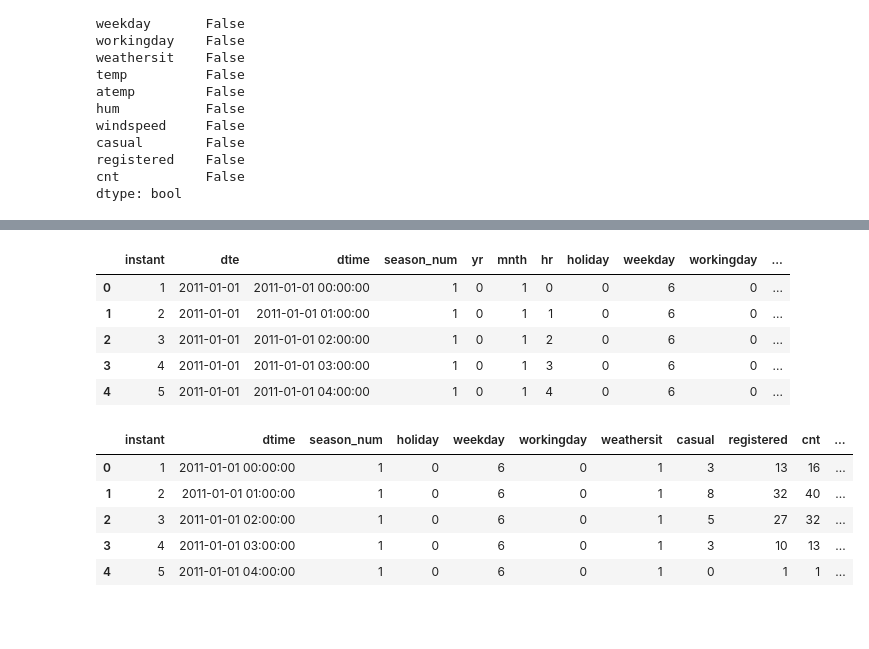
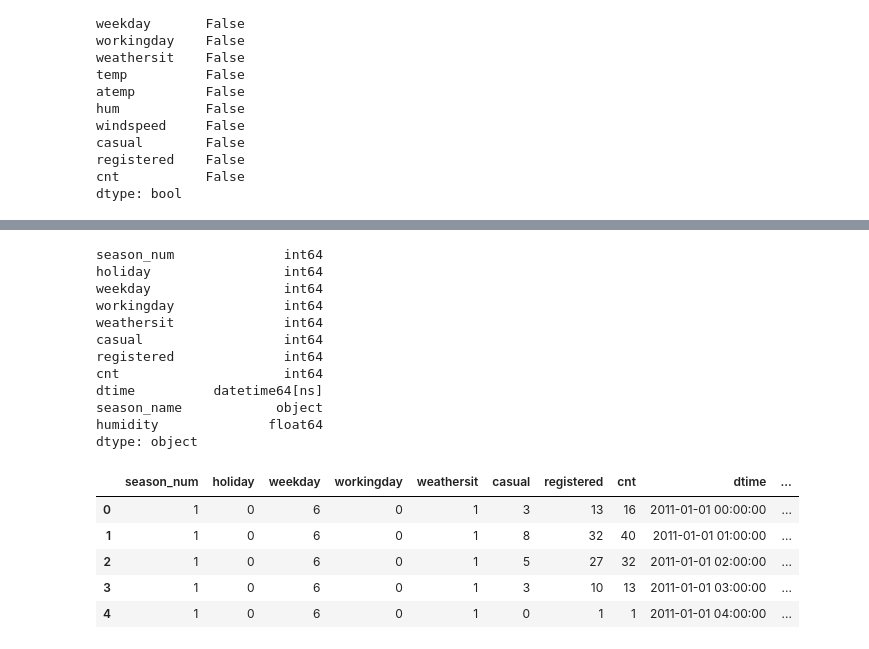
Before and after one commit to Maxremmo/Bike-Sharing-ML, a Jupyter notebook: bike_eda_hourly.ipynb, the cells around one changed output, grey strips where cells are left out. Cells and saved outputs as stored; diff of their text form; code cells hidden in the pictures; blank space fills up the shorter version.

Commit message:
mergred data, changed dtypes, created plots

```diff
--- a/bike_eda_hourly.ipynb
+++ b/bike_eda_hourly.ipynb
@@ -41,8 +44,6 @@ dtype: bool
 df['dteday'] = pd.to_datetime(df['dteday'])
 df['dtime'] = df.apply(lambda row: datetime.datetime(year=row['dteday'].year, month=row['dteday'].month,
                                                       day=row['dteday'].day, hour=row['hr']), axis=1)
-# %%
-df = df.iloc[:,[0,1,17,2,3,4,5,6,7,8,9,10,11,12,13,14,15,16]]
 # %%
 df.dtypes
 # %% [output]
@@ -126,0 +143,7 @@ df.drop(['temp', 'atemp', 'hum','windspeed'], axis=1, inplace=True)
+# %%
+df_api['dtime'] = pd.to_datetime(df_api['time'])
+df_api['temperature_2m'] = round(df_api['temperature_2m'])
+df_api.rename(columns={'temperature_2m': 'temperature', 'windspeed_10m': 'windspeed'}, inplace=True)
+df.rename(columns={'season_name': 'season'})
+df_api.drop('time',axis=1, inplace=True)
+df.drop(['dte', 'mnth', 'hr', 'yr','instant'], axis=1, inplace=True)
@@ -127,9 +152,18 @@ df.drop(['temp', 'atemp', 'hum','windspeed'], axis=1, inplace=True)
+# %%
+final_df = df.merge(df_api, on='dtime', how='left')
+df_complete = final_df.copy()
 # %%
-df.head()
+df.dtypes
 # %% [output]
-|  | instant | dte | dtime | season_num | yr | mnth | hr | holiday | weekday | workingday | ... |
-| 0 | 1 | 2011-01-01 | 2011-01-01 00:00:00 | 1 | 0 | 1 | 0 | 0 | 6 | 0 | ... |
-| 1 | 2 | 2011-01-01 | 2011-01-01 01:00:00 | 1 | 0 | 1 | 1 | 0 | 6 | 0 | ... |
-| 2 | 3 | 2011-01-01 | 2011-01-01 02:00:00 | 1 | 0 | 1 | 2 | 0 | 6 | 0 | ... |
-| 3 | 4 | 2011-01-01 | 2011-01-01 03:00:00 | 1 | 0 | 1 | 3 | 0 | 6 | 0 | ... |
-| 4 | 5 | 2011-01-01 | 2011-01-01 04:00:00 | 1 | 0 | 1 | 4 | 0 | 6 | 0 | ... |
+season_num              int64
+holiday                 int64
+weekday                 int64
+workingday              int64
+weathersit              int64
+casual                  int64
+registered              int64
+cnt                     int64
+dtime          datetime64[ns]
+season_name            object
+humidity              float64
+dtype: object
@@ -193,10 +170,10 @@ df = final_df.copy()
 # %%
-df.head()
+df_complete.head()
 # %% [output]
-|  | instant | dtime | season_num | holiday | weekday | workingday | weathersit | casual | registered | cnt | ... |
-| 0 | 1 | 2011-01-01 00:00:00 | 1 | 0 | 6 | 0 | 1 | 3 | 13 | 16 | ... |
-| 1 | 2 | 2011-01-01 01:00:00 | 1 | 0 | 6 | 0 | 1 | 8 | 32 | 40 | ... |
-| 2 | 3 | 2011-01-01 02:00:00 | 1 | 0 | 6 | 0 | 1 | 5 | 27 | 32 | ... |
-| 3 | 4 | 2011-01-01 03:00:00 | 1 | 0 | 6 | 0 | 1 | 3 | 10 | 13 | ... |
-| 4 | 5 | 2011-01-01 04:00:00 | 1 | 0 | 6 | 0 | 1 | 0 | 1 | 1 | ... |
+|  | season_num | holiday | weekday | workingday | weathersit | casual | registered | cnt | dtime | ... |
+| 0 | 1 | 0 | 6 | 0 | 1 | 3 | 13 | 16 | 2011-01-01 00:00:00 | ... |
+| 1 | 1 | 0 | 6 | 0 | 1 | 8 | 32 | 40 | 2011-01-01 01:00:00 | ... |
+| 2 | 1 | 0 | 6 | 0 | 1 | 5 | 27 | 32 | 2011-01-01 02:00:00 | ... |
+| 3 | 1 | 0 | 6 | 0 | 1 | 3 | 10 | 13 | 2011-01-01 03:00:00 | ... |
+| 4 | 1 | 0 | 6 | 0 | 1 | 0 | 1 | 1 | 2011-01-01 04:00:00 | ... |
 # %%
```
Also changed, not shown: parts of 27 cells of this notebook.
